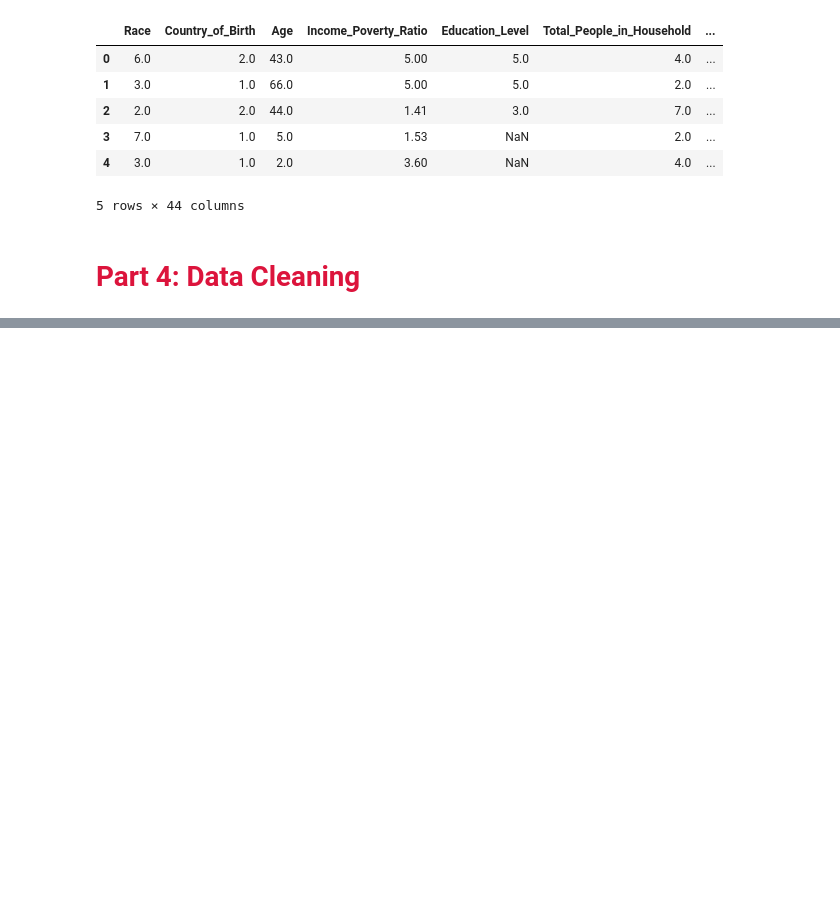
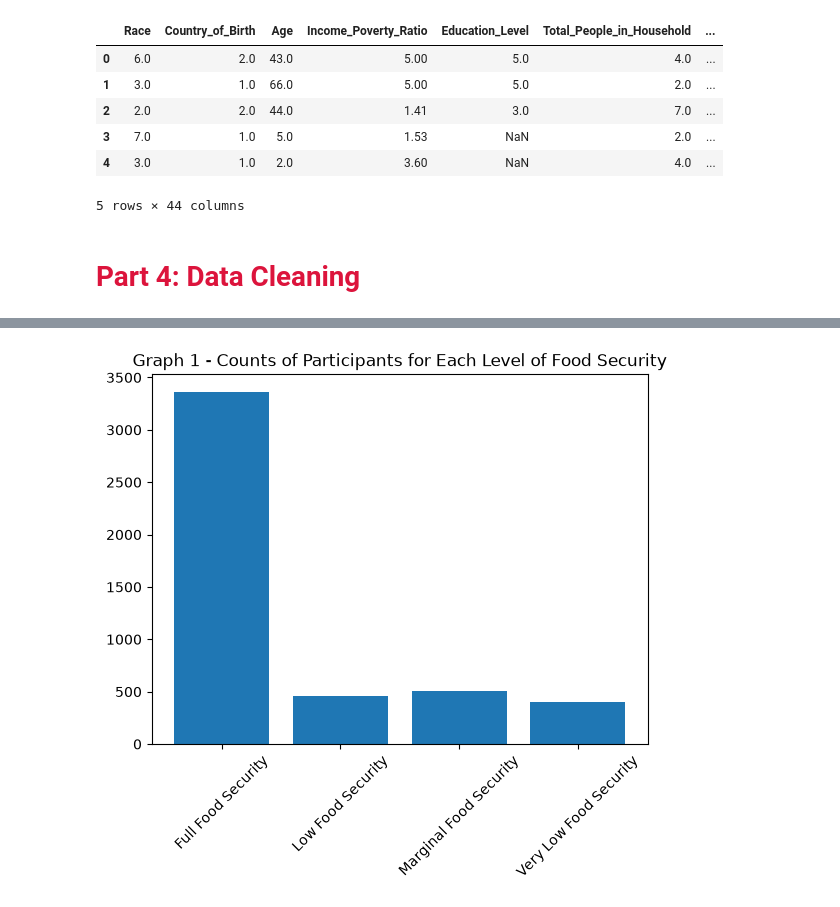
Before and after one commit to ernesthang12/STA-160-Final-Project, a Jupyter notebook: code/STA160 Final Project.ipynb, the cells around one changed output, grey strips where cells are left out. Saved outputs shown, nothing was run; the diff lists cells and outputs as text; code cells hidden in the pictures; blank space fills up the shorter version.

```diff
--- a/code/STA160 Final Project.ipynb
+++ b/code/STA160 Final Project.ipynb
@@ -419,0 +497,10 @@ Choices made:
+# %%
+keys, counts = np.unique(final_df["Adult_Food_Security"], return_counts = True)
+
+plt.bar(keys, counts)
+plt.title("Graph 1 - Counts of Participants for Each Level of Food Security")
+plt.xticks(rotation = 45)
+plt.savefig("Pres 2 Graphs/Graph 1.png")
+plt.show()
+# %% [output]
+[figure, added]
```
Also changed, not shown: parts of 26 cells of this notebook, 9 other files.
